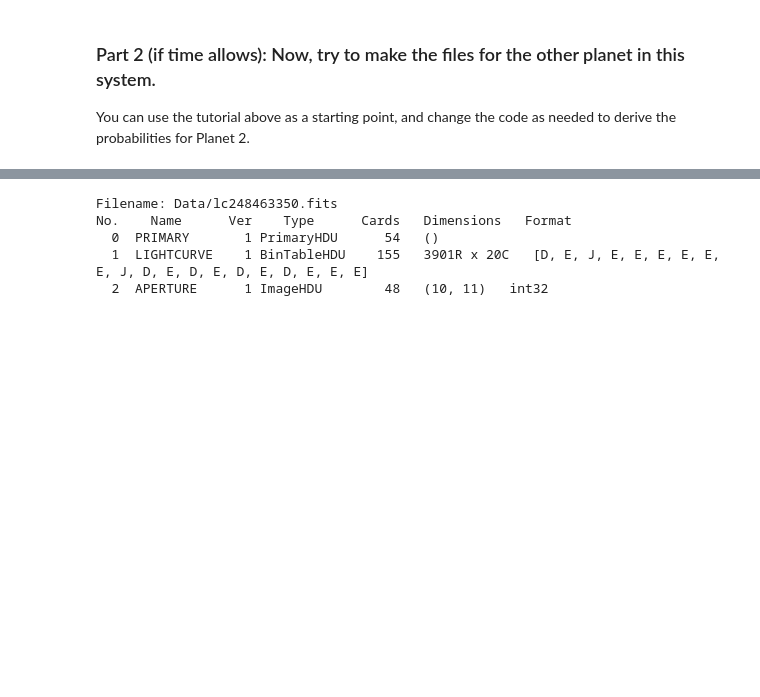
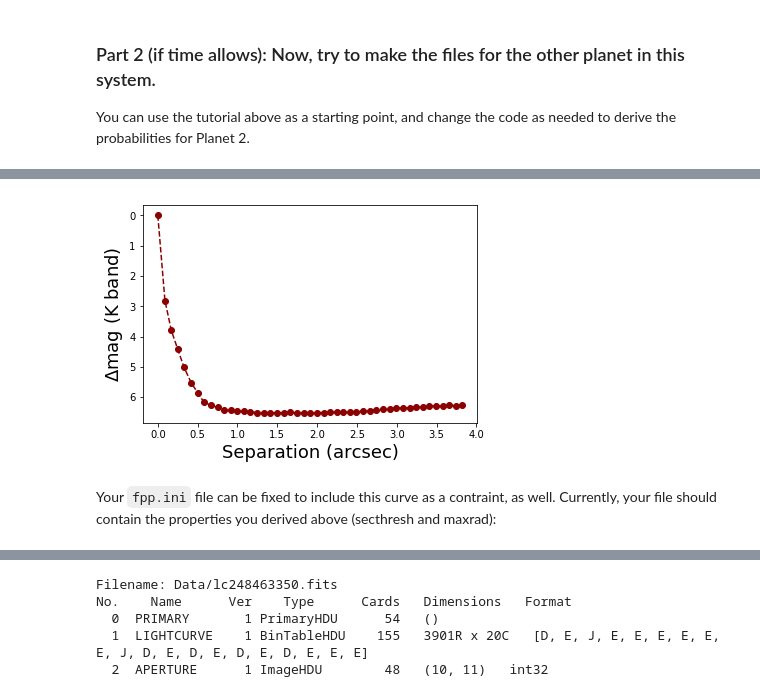
Before and after one commit to timothydmorton/vespa-tutorial, a Jupyter notebook: Notebooks/VESPA_Tutorial.ipynb, the cells around one changed output, grey strips where cells are left out. Saved outputs shown, nothing was run; the diff lists cells and outputs as text; code cells hidden in the pictures; blank space fills up the shorter version.

```diff
--- a/Notebooks/VESPA_Tutorial.ipynb
+++ b/Notebooks/VESPA_Tutorial.ipynb
@@ -495,0 +531,10 @@ You can use the tutorial above as a starting point, and change the code as neede
+# %%
+cc = pd.read_csv("Data/keck_k.cc", names = ['arcsec', 'dmag'])
+plot(cc['arcsec'], cc['dmag'], 'o', linestyle='--',color='DarkRed')
+xlabel("Separation (arcsec)", fontsize=18)
+ylabel("$\Delta$mag (K band)", fontsize=18)
+gca().invert_yaxis()
+# %% [output]
+[figure, added]
+# %% [markdown]
+Your `fpp.ini` file can be fixed to include this curve as a contraint, as well. Currently, your file should contain the properties you derived above (secthresh and maxrad):
```
Also changed, not shown: parts of 25 cells of this notebook, 49 other files.
